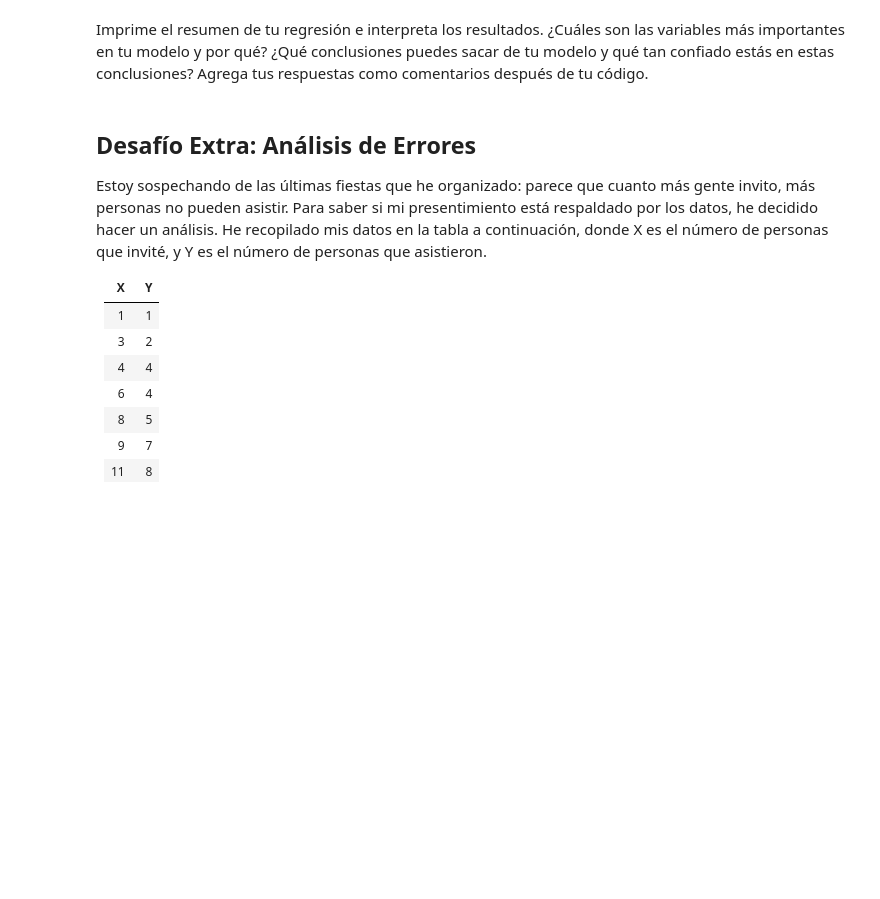
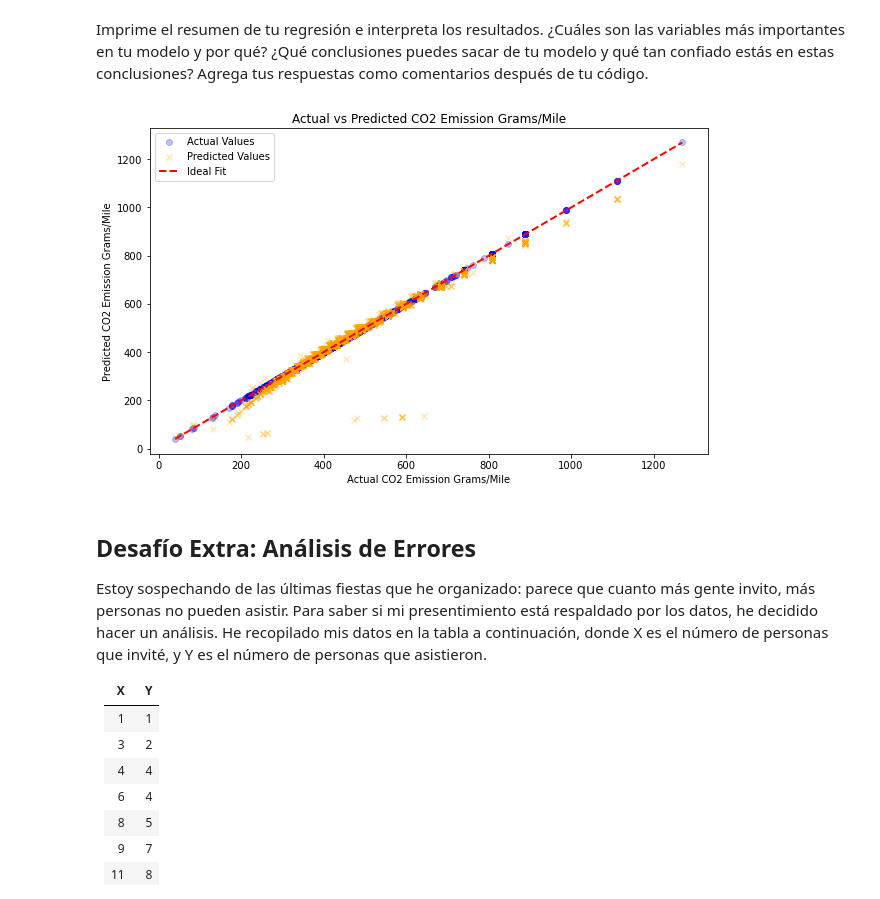
Before and after one commit to ivanseldas/lab-regression-analysis-es, a Jupyter notebook: your-code/lab-regression-analysis-esp.ipynb, the cells around one changed output. Drawn from its saved outputs; the diff is of its cells as text; code cells hidden in the pictures; blank space fills up the shorter version.

```diff
--- a/your-code/lab-regression-analysis-esp.ipynb
+++ b/your-code/lab-regression-analysis-esp.ipynb
@@ -152,0 +177,23 @@ Construye un modelo de regresión para estos datos. ¿Qué tipo de regresión es
+# %%
+# Linear Regression for multiple independent variables
+lr = LinearRegression()
+
+# Dropping Year as there is no correlation with CO2 Emissions
+X = vehicles[['Cylinders', 'Fuel Barrels/Year', 'Combined MPG']]
+Y = vehicles['CO2 Emission Grams/Mile']
+
+# Split test / train data
+X_train, X_test, Y_train, Y_test = train_test_split(X, Y, test_size=0.2, random_state=42)
+
+# Fitting the model
+lr.fit(X_train, Y_train)
+
+# Predicting the values given the independent variables compiled in 'X'
+Y_pred_test = lr.predict(X_test)
+Y_pred_train = lr.predict(X_train)
+
+# Score of the model
+score = lr.score(X_test, Y_test)
+r2_test = r2_score(Y_test, Y_pred_test)
+r2_train = r2_score(Y_train, Y_pred_train)
+print(f'r2_test = {r2_test} \nr2_train = {r2_train}')
@@ -157,3 +232,23 @@ Imprime el resumen de tu regresión e interpreta los resultados. ¿Cuáles son l
+# %%
+# Visualize the real vs predicted values with different colors
+plt.figure(figsize=(10, 6))
+
+# Scatter plot for actual values
+plt.scatter(Y_test, Y_test, color='blue', label='Actual Values', alpha=0.25)
+
+# Scatter plot for predicted values
+plt.scatter(Y_test, Y_pred, color='orange', label='Predicted Values', marker='x', alpha=0.25)
+
+# Plot the ideal fit line
+plt.plot([Y_test.min(), Y_test.max()], [Y_test.min(), Y_test.max()], 'k--', lw=2, color='red', label='Ideal Fit')
+
+plt.xlabel('Actual CO2 Emission Grams/Mile')
+plt.ylabel('Predicted CO2 Emission Grams/Mile')
+plt.title('Actual vs Predicted CO2 Emission Grams/Mile')
+plt.legend()
+plt.show()
+# %% [output]
+[figure, added]
 # %% [markdown]
 ## Desafío Extra: Análisis de Errores
 
```
Also changed, not shown: parts of 13 cells of this notebook.
